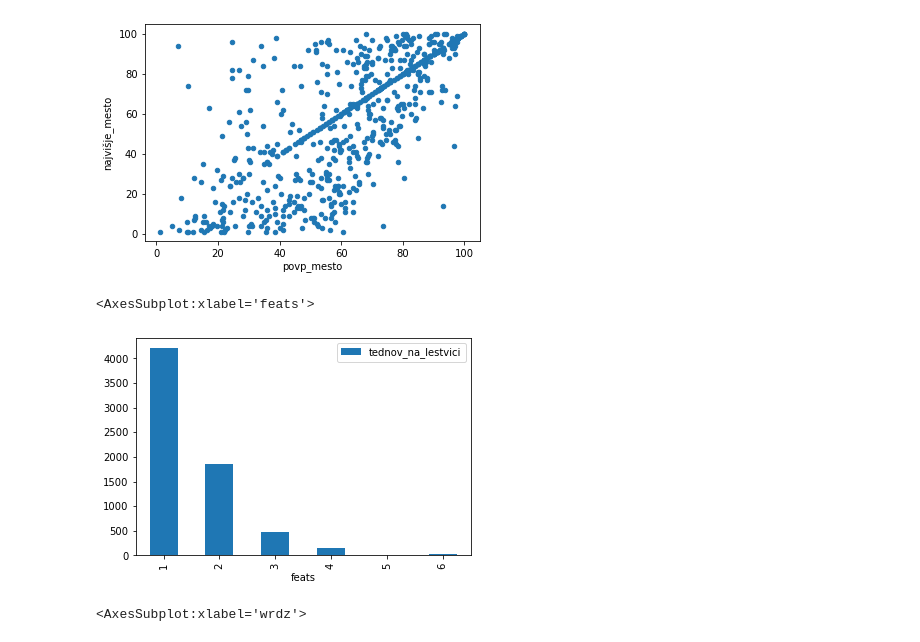
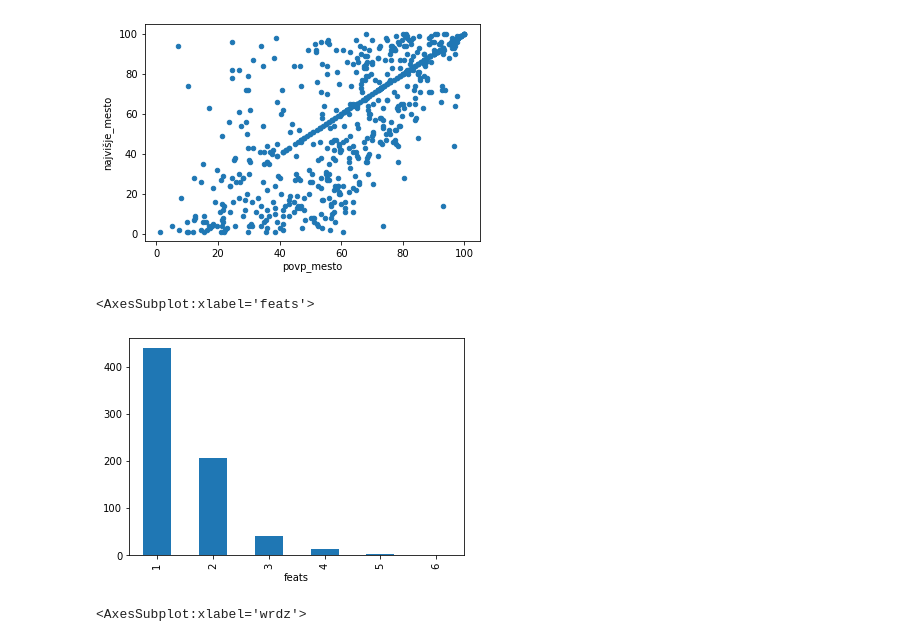
Before and after one commit to Jenzopls/Billboard, a Jupyter notebook: jupytr.ipynb, the cells around one changed output. Saved outputs shown, nothing was run; the diff lists cells and outputs as text; code cells hidden in the pictures.

```diff
--- a/jupytr.ipynb
+++ b/jupytr.ipynb
@@ -113,10 +145,10 @@ pesmi.plot(x='povp_mesto', y='najvišje_mesto', kind= 'scatter')
 <AxesSubplot:xlabel='povp_mesto', ylabel='najvišje_mesto'>
 [figure]
 # %%
-pesmi.groupby('feats').sum().plot(y='tednov_na_lestvici',kind='bar')
+pesmi.groupby('feats').size().plot.bar()
 # %% [output]
 <AxesSubplot:xlabel='feats'>
-[figure, old version]
+[figure, new version]
 # %%
 pesmi.groupby('wrdz').size().plot()
 # %% [output]
```
Also changed, not shown: parts of 19 cells of this notebook.
